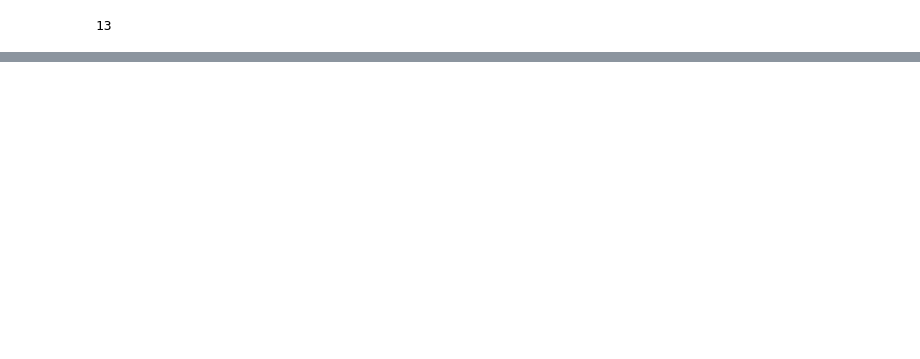
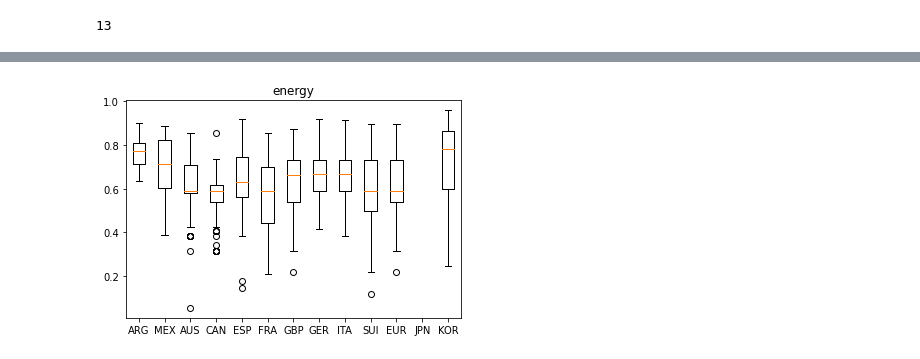
Before and after one commit to DataBerenicenz/Epsilon_Team, a Jupyter notebook: +Jesus/Spotify.ipynb, the cells around one changed output, grey strips where cells are left out. Saved outputs shown, nothing was run; the diff lists cells and outputs as text; code cells hidden in the pictures; blank space fills up the shorter version.

```diff
--- a/+Jesus/Spotify.ipynb
+++ b/+Jesus/Spotify.ipynb
@@ -105,25 +105,28 @@ column_names=complete_dataframe.columns
 # %%
 import matplotlib.pyplot as plt
+import numpy as np
 
 def create_column_names(variable_to_study):
+    study_column_names=[]
+    for x in range(len(countries)):
+        study_column_names.append(f'{variable_to_study}_{countries[x]}')
 
-    for x in range(len(countries)):
-        column_names.append(f'{variable_to_study}_{countries[x]}')
-
-    column_names.remove(column_names[12])
-    column_names.append(f'{variable_to_study}')
-
-    return column_names
+    return study_column_names
 
 def create_boxplots():
-    fig, axs = plt.subplots(1, len(column_names), figsize=(60, 40), sharey=True)
+    databases=[]
 
-    for x in range(columns_for_analysis):
-        print(column_names[x])
-        axs[x].boxplot(df_to_study[f'{column_names[x]}'])
-        axs[x].set_title(f'{column_names[x]}')
+    for x in range(len(study_column_names)):
+        databases.append(df_to_study[f'{study_column_names[x]}'])
+    data = databases
 
-    axs[0].set(ylabel=f'{variable_to_study}')
-    fig.tight_layout()
-    return
+    np.array(data).astype(np.float)
+
+    fig1, ax1=plt.subplots()
+    ax1.set_title(variable_to_study)
+    ax1.boxplot(data)
+
+    ax1.set_xticklabels(countries)
+
+    plt.show()
 # %%
@@ -205,0 +155,14 @@ SUI
+# %%
+variable_to_study="energy"
+
+study_column_names=create_column_names(variable_to_study)
+columns_for_analysis=len(study_column_names)
+
+df_to_study=complete_dataframe[study_column_names]
+
+create_boxplots()
+
+# print(df_to_study)
+df_to_study.describe()
+# %% [output]
+[figure, added]
```
Also changed, not shown: parts of 11 cells of this notebook, 1 other file.
